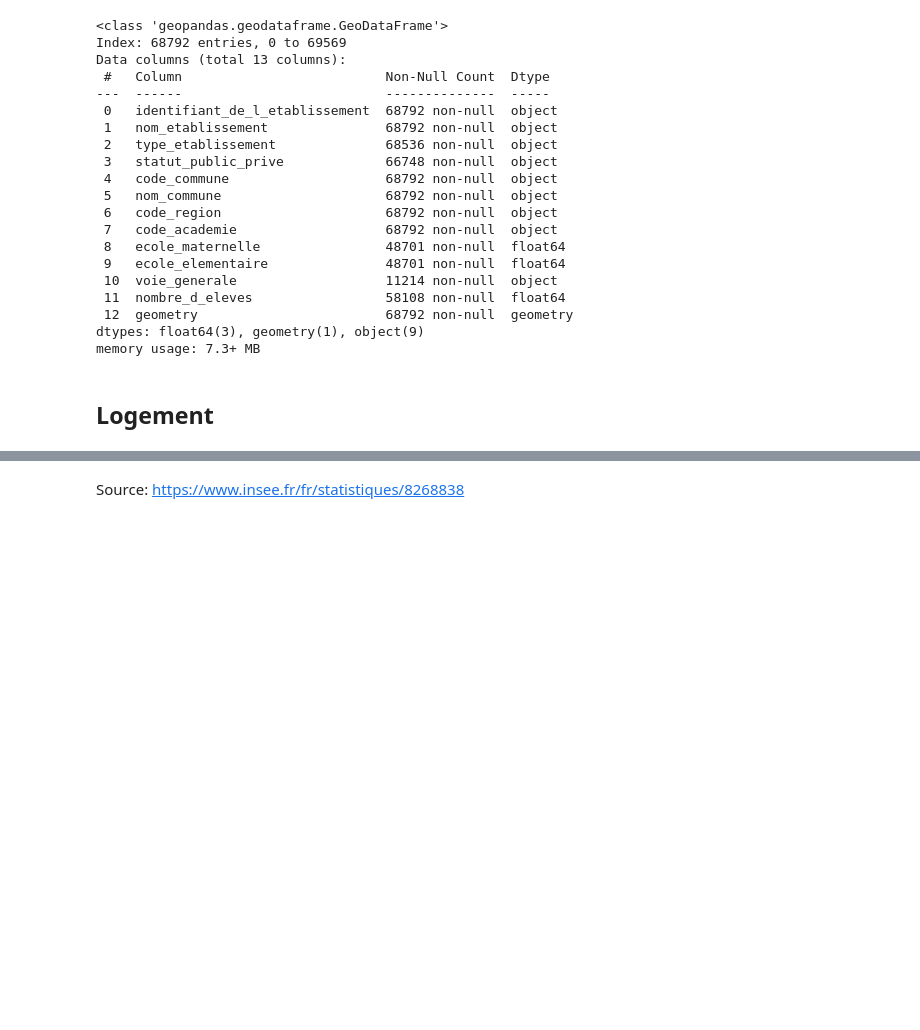
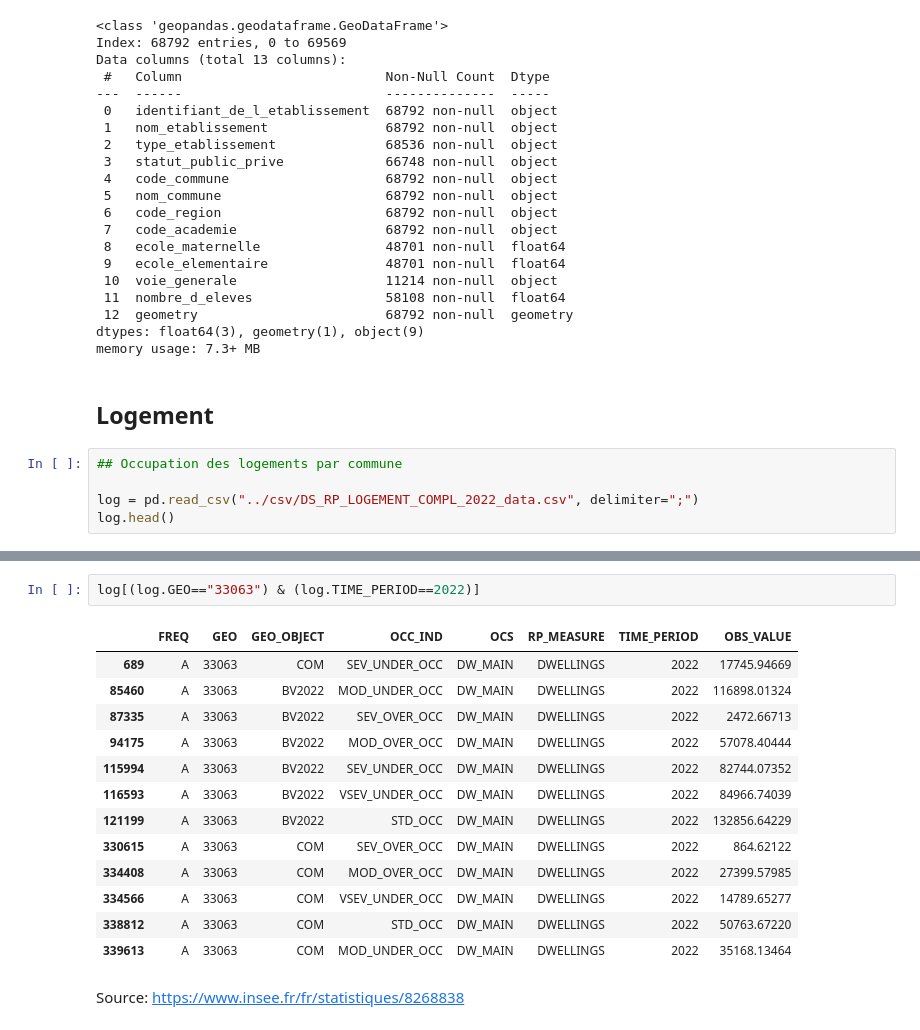
Before and after one commit to jbesan/13_odis_stream2, a Jupyter notebook: notebooks/odis_stream2_data_gathering.ipynb, the cells around one changed output, grey strips where cells are left out. Cells and saved outputs as stored; diff of their text form; blank space fills up the shorter version.

Commit message:
feat: initialize data pipeline with new data sources, ETL script, cached datasets, and output files, updating .gitignore and DATASOURCES.md.

```diff
--- a/notebooks/odis_stream2_data_gathering.ipynb
+++ b/notebooks/odis_stream2_data_gathering.ipynb
@@ -471,3 +515,8 @@ dtypes: float64(3), geometry(1), object(9)
 memory usage: 7.3+ MB
 # %% [markdown]
 ## Logement
+# %%
+## Occupation des logements par commune
+
+log = pd.read_csv("../csv/DS_RP_LOGEMENT_COMPL_2022_data.csv", delimiter=";")
+log.head()
@@ -474,3 +540,19 @@ memory usage: 7.3+ MB
+# %%
+log[(log.GEO=="33063") & (log.TIME_PERIOD==2022)]
+# %% [output]
+|  | FREQ | GEO | GEO_OBJECT | OCC_IND | OCS | RP_MEASURE | TIME_PERIOD | OBS_VALUE |
+| 689 | A | 33063 | COM | SEV_UNDER_OCC | DW_MAIN | DWELLINGS | 2022 | 17745.94669 |
+| 85460 | A | 33063 | BV2022 | MOD_UNDER_OCC | DW_MAIN | DWELLINGS | 2022 | 116898.01324 |
+| 87335 | A | 33063 | BV2022 | SEV_OVER_OCC | DW_MAIN | DWELLINGS | 2022 | 2472.66713 |
+| 94175 | A | 33063 | BV2022 | MOD_OVER_OCC | DW_MAIN | DWELLINGS | 2022 | 57078.40444 |
+| 115994 | A | 33063 | BV2022 | SEV_UNDER_OCC | DW_MAIN | DWELLINGS | 2022 | 82744.07352 |
+| 116593 | A | 33063 | BV2022 | VSEV_UNDER_OCC | DW_MAIN | DWELLINGS | 2022 | 84966.74039 |
+| 121199 | A | 33063 | BV2022 | STD_OCC | DW_MAIN | DWELLINGS | 2022 | 132856.64229 |
+| 330615 | A | 33063 | COM | SEV_OVER_OCC | DW_MAIN | DWELLINGS | 2022 | 864.62122 |
+| 334408 | A | 33063 | COM | MOD_OVER_OCC | DW_MAIN | DWELLINGS | 2022 | 27399.57985 |
+| 334566 | A | 33063 | COM | VSEV_UNDER_OCC | DW_MAIN | DWELLINGS | 2022 | 14789.65277 |
+| 338812 | A | 33063 | COM | STD_OCC | DW_MAIN | DWELLINGS | 2022 | 50763.67220 |
+| 339613 | A | 33063 | COM | MOD_UNDER_OCC | DW_MAIN | DWELLINGS | 2022 | 35168.13464 |
 # %% [markdown]
 Source: https://www.insee.fr/fr/statistiques/8268838
 # %%
```
Also changed, not shown: parts of 15 cells of this notebook, 6 other files.
